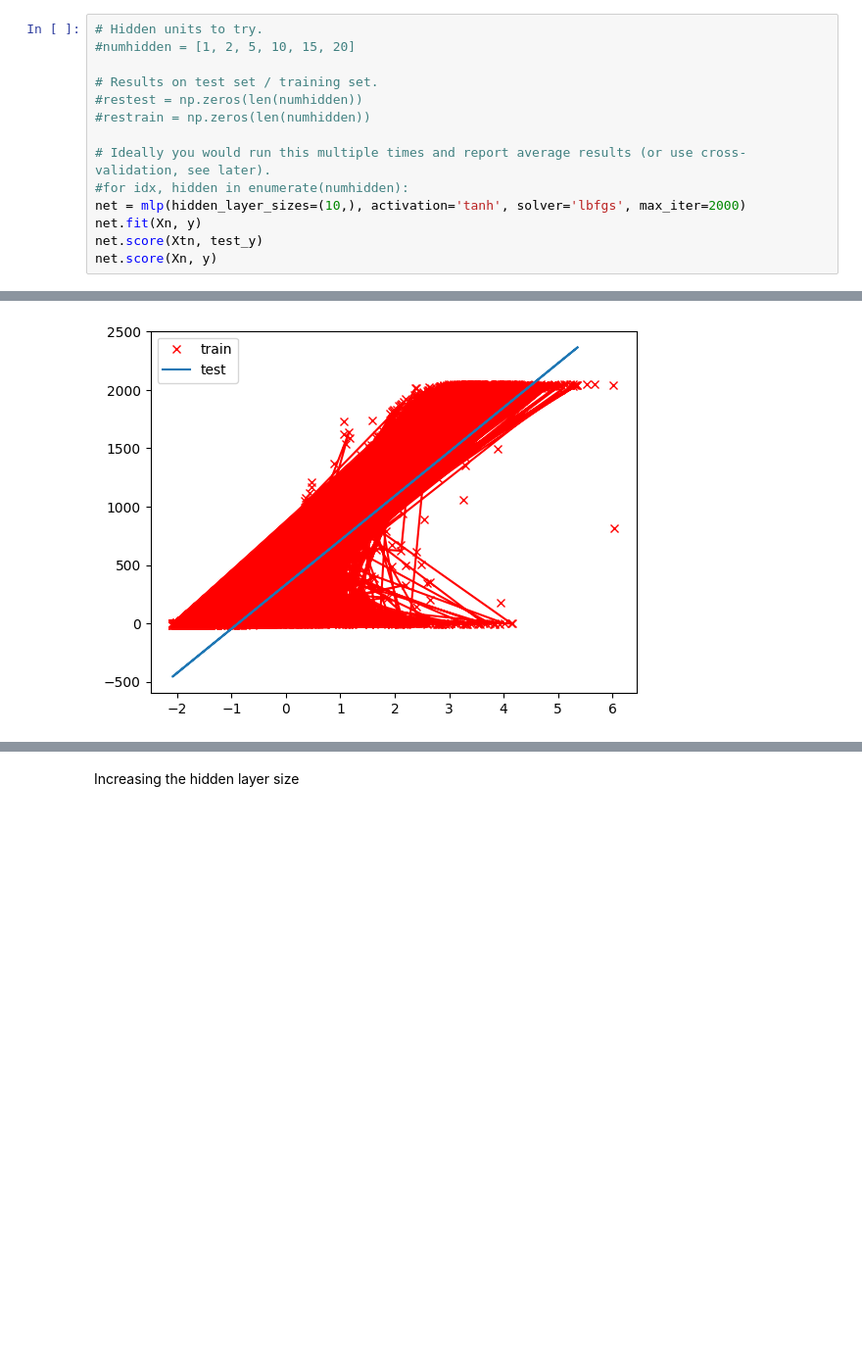
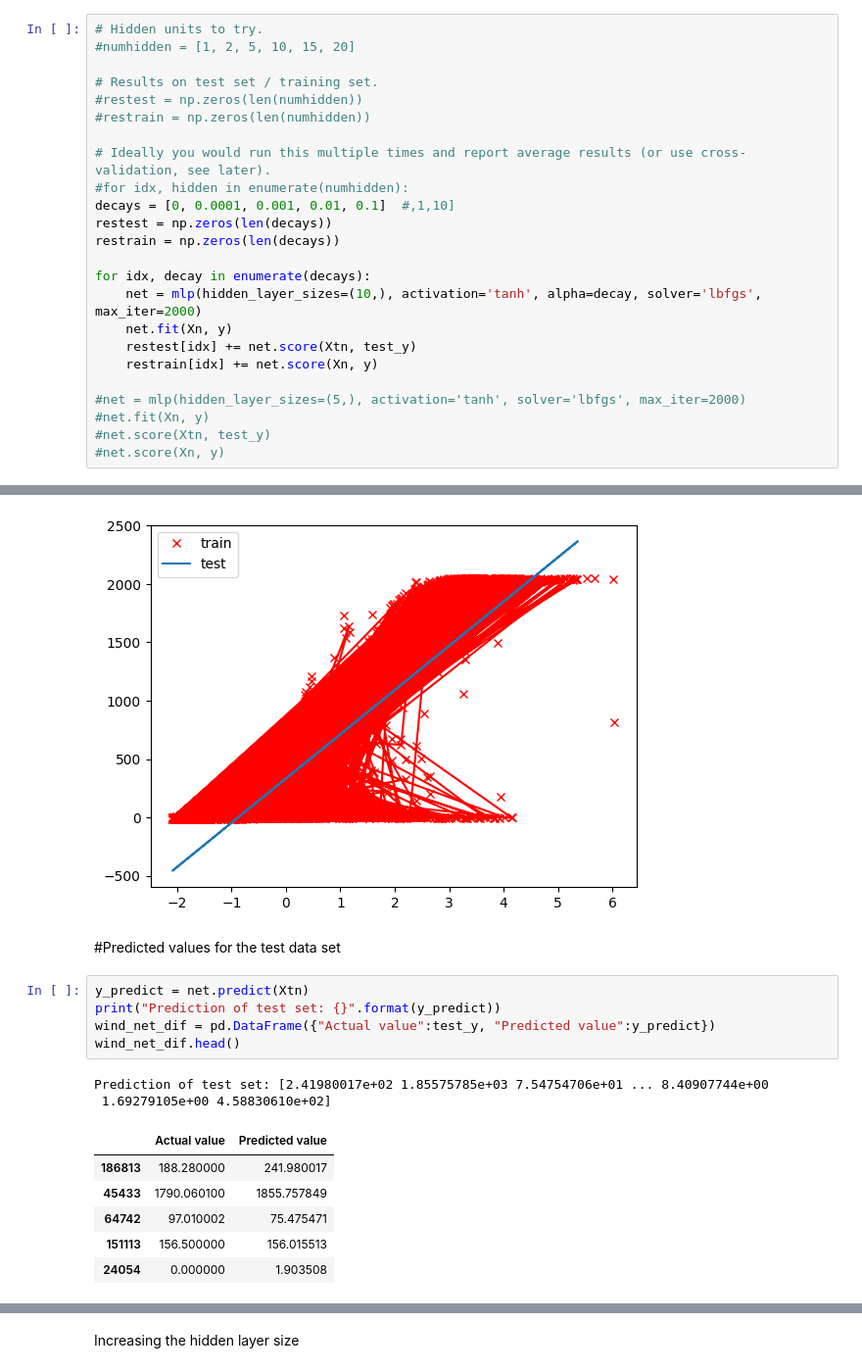
Before and after one commit to madhumitafilos/Collab, a Jupyter notebook: Madhumita_LinearRegression_Intermediate_v2.ipynb, the cells around one changed output, grey strips where cells are left out. Shown at 98% size. Drawn from its saved outputs; the diff is of its cells as text; blank space fills up the shorter version.

```diff
--- a/Madhumita_LinearRegression_Intermediate_v2.ipynb
+++ b/Madhumita_LinearRegression_Intermediate_v2.ipynb
@@ -544,8 +554,18 @@ Adding hidden layers
 
 # Ideally you would run this multiple times and report average results (or use cross-validation, see later).
 #for idx, hidden in enumerate(numhidden):
-net = mlp(hidden_layer_sizes=(10,), activation='tanh', solver='lbfgs', max_iter=2000)
-net.fit(Xn, y)
-net.score(Xtn, test_y)
-net.score(Xn, y)
+decays = [0, 0.0001, 0.001, 0.01, 0.1]  #,1,10]
+restest = np.zeros(len(decays))
+restrain = np.zeros(len(decays))
+
+for idx, decay in enumerate(decays):
+    net = mlp(hidden_layer_sizes=(10,), activation='tanh', alpha=decay, solver='lbfgs', max_iter=2000)
+    net.fit(Xn, y)
+    restest[idx] += net.score(Xtn, test_y)
+    restrain[idx] += net.score(Xn, y)
+
+#net = mlp(hidden_layer_sizes=(5,), activation='tanh', solver='lbfgs', max_iter=2000)
+#net.fit(Xn, y)
+#net.score(Xtn, test_y)
+#net.score(Xn, y)
 # %% [output]
@@ -560,3 +596,19 @@ plt.legend()
 plt.show()
 # %% [output]
 [figure]
+# %% [markdown]
+#Predicted values for the test data set
+# %%
+y_predict = net.predict(Xtn)
+print("Prediction of test set: {}".format(y_predict))
+wind_net_dif = pd.DataFrame({"Actual value":test_y, "Predicted value":y_predict})
+wind_net_dif.head()
+# %% [output]
+Prediction of test set: [2.41980017e+02 1.85575785e+03 7.54754706e+01 ... 8.40907744e+00
+ 1.69279105e+00 4.58830610e+02]
+|  | Actual value | Predicted value |
+| 186813 | 188.280000 | 241.980017 |
+| 45433 | 1790.060100 | 1855.757849 |
+| 64742 | 97.010002 | 75.475471 |
+| 151113 | 156.500000 | 156.015513 |
+| 24054 | 0.000000 | 1.903508 |
```
Also changed, not shown: parts of 11 cells of this notebook.
